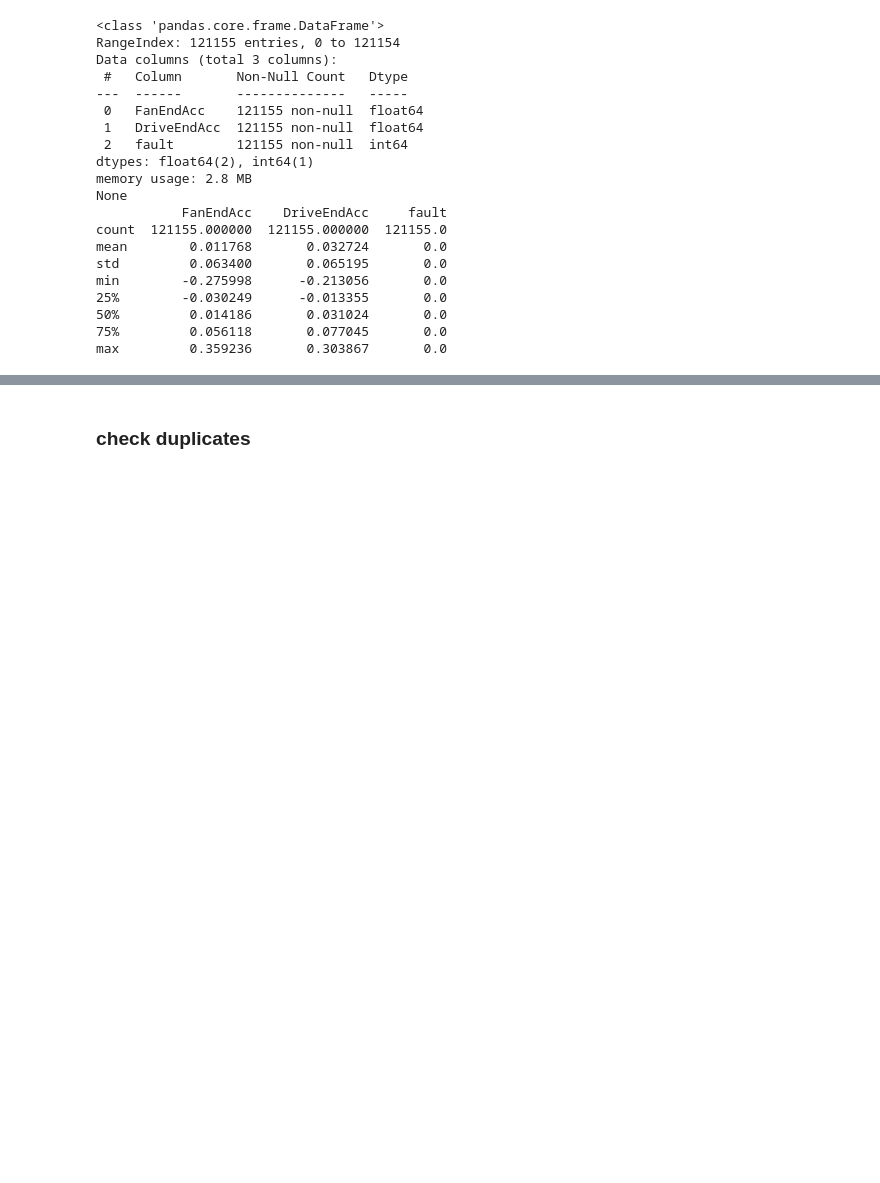
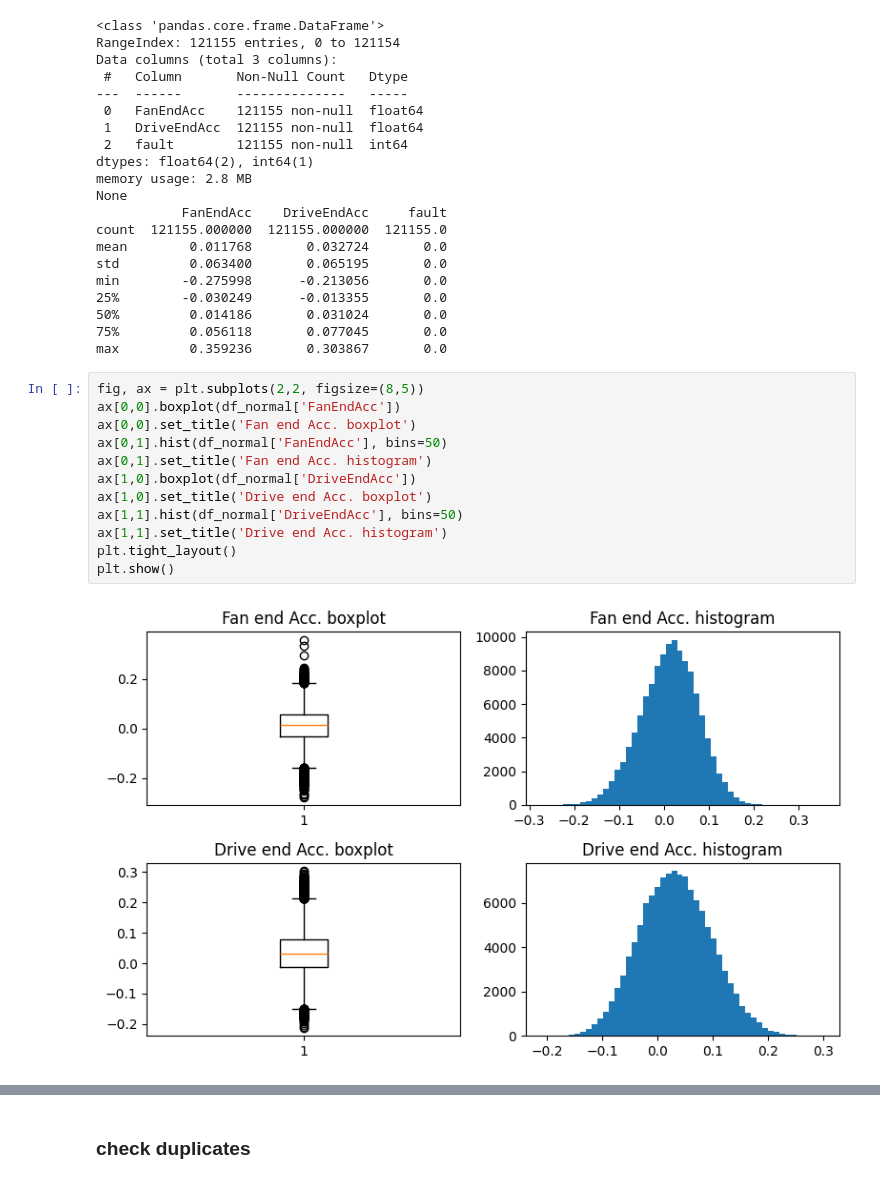
Before and after one commit to h4ppy0wl/PdM01, a Jupyter notebook: bearings01_EDA.ipynb, the cells around one changed output, grey strips where cells are left out. Drawn from its saved outputs; the diff is of its cells as text; blank space fills up the shorter version.

```diff
--- a/bearings01_EDA.ipynb
+++ b/bearings01_EDA.ipynb
@@ -59,3 +60,17 @@ min        -0.275998      -0.213056       0.0
 50%         0.014186       0.031024       0.0
 75%         0.056118       0.077045       0.0
 max         0.359236       0.303867       0.0
+# %%
+fig, ax = plt.subplots(2,2, figsize=(8,5))
+ax[0,0].boxplot(df_normal['FanEndAcc'])
+ax[0,0].set_title('Fan end Acc. boxplot')
+ax[0,1].hist(df_normal['FanEndAcc'], bins=50)
+ax[0,1].set_title('Fan end Acc. histogram')
+ax[1,0].boxplot(df_normal['DriveEndAcc'])
+ax[1,0].set_title('Drive end Acc. boxplot')
+ax[1,1].hist(df_normal['DriveEndAcc'], bins=50)
+ax[1,1].set_title('Drive end Acc. histogram')
+plt.tight_layout()
+plt.show()
+# %% [output]
+[figure, added]
```
Also changed, not shown: parts of 34 cells of this notebook.
